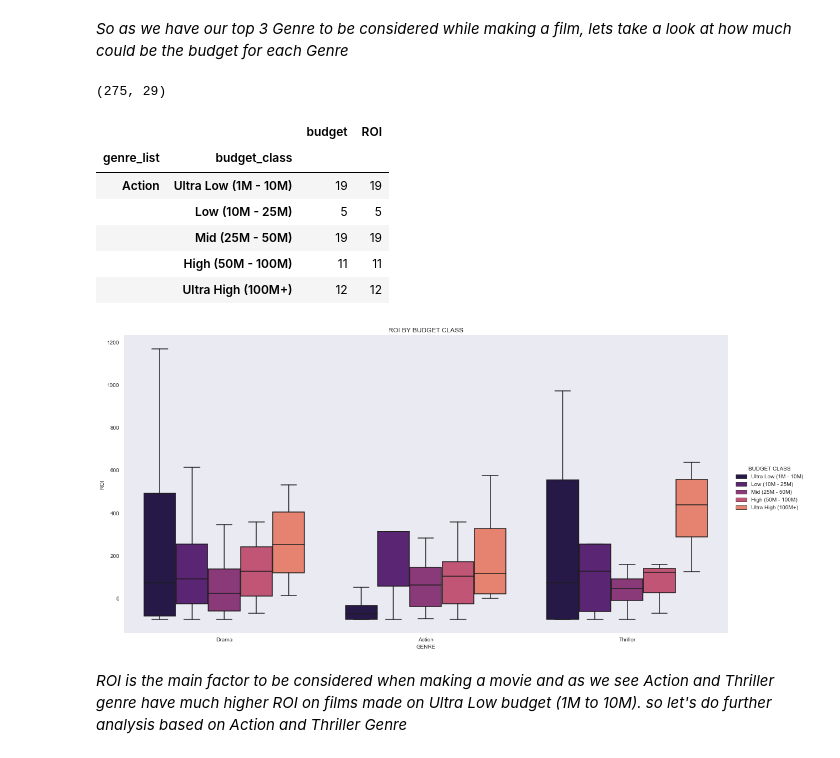
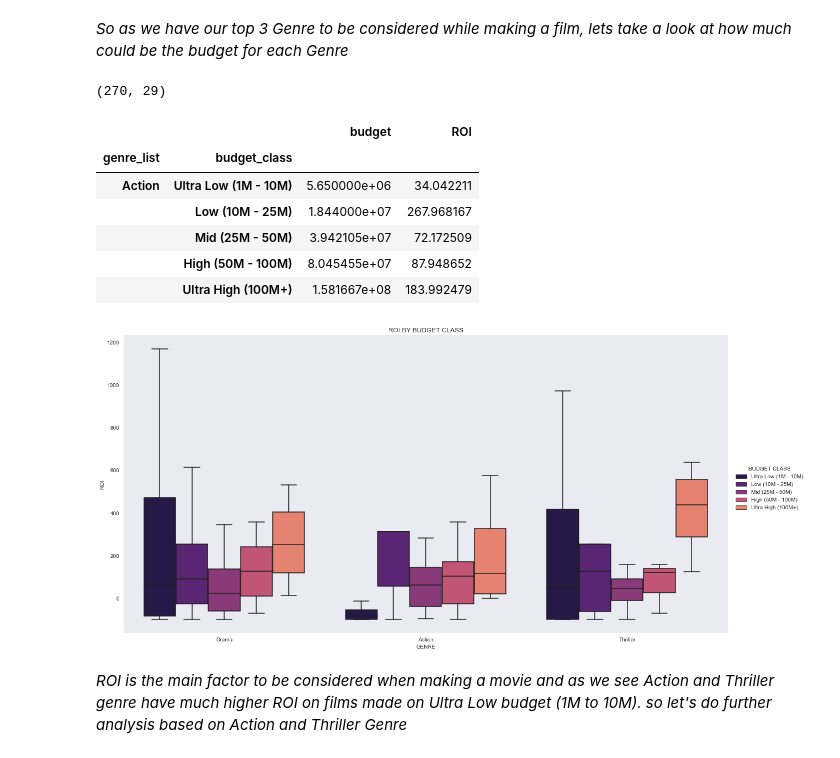
Before and after one commit to avithekkc/P1-moive-data-analysis, a Jupyter notebook: data-visualization.ipynb, the cells around one changed output. Saved outputs shown, nothing was run; the diff lists cells and outputs as text; code cells hidden in the pictures.

```diff
--- a/data-visualization.ipynb
+++ b/data-visualization.ipynb
@@ -114,6 +114,6 @@ for i,g in enumerate(all_genres):
 # remove all data where ROI is within 2 standard daviation from the mean
 
 df['ROI_zscore'] = zscore(df['ROI'])
-df = df[df['ROI_zscore'] <= 2]
+df = df[df['ROI_zscore'] <= 1]
 df.shape
 # %% [output]
@@ -215,9 +206,9 @@ top_genres = ['Thriller', 'Action', 'Drama']
 df = df[((df['Thriller'] == 1) | (df['Action'] == 1) | (df['Drama'] == 1))]
 df.shape
 # %% [output]
-(275, 29)
+(270, 29)
 # %%
-df_budget = df[['genre_list','budget','ROI']].copy()
+df_budget = df[['genre_list','budget','ROI','director']].copy()
 # %%
 df_budget['budget_class'] = pd.cut(
        df_budget['budget'],
@@ -231,33 +222,34 @@ df_budget = df_budget.explode('genre_list')
 df_budget_bool = df_budget.genre_list.isin(top_genres)
 df_budget = df_budget[df_budget_bool]
 # %%
-df_budget.groupby(['genre_list', 'budget_class']).count().head()
+df_budget_roi = df_budget.copy()
+df_budget_roi.groupby(['genre_list', 'budget_class']).mean().head()
 # %% [output]
 |  |  | budget | ROI |
 | genre_list | budget_class |  |  |
-| Action | Ultra Low (1M - 10M) | 19 | 19 |
-|  | Low (10M - 25M) | 5 | 5 |
-|  | Mid (25M - 50M) | 19 | 19 |
-|  | High (50M - 100M) | 11 | 11 |
-|  | Ultra High (100M+) | 12 | 12 |
+| Action | Ultra Low (1M - 10M) | 5.650000e+06 | 34.042211 |
+|  | Low (10M - 25M) | 1.844000e+07 | 267.968167 |
+|  | Mid (25M - 50M) | 3.942105e+07 | 72.172509 |
+|  | High (50M - 100M) | 8.045455e+07 | 87.948652 |
+|  | Ultra High (100M+) | 1.581667e+08 | 183.992479 |
 # %%
 ax = sns.catplot(x="genre_list",
             y="ROI",
             hue="budget_class",
             hue_order=['Ultra Low (1M - 10M)', 'Low (10M - 25M)', 'Mid (25M - 50M)', 'High (50M - 100M)', 'Ultra High (100M+)'],
             kind="box",
             height = 8,
             aspect = 2,
             showfliers = False,
-            data=df_budget)
+            data=df_budget_roi)
 
 ax._legend.set_title('BUDGET CLASS')
 
 plt.title('ROI BY BUDGET CLASS')
 plt.xlabel('GENRE');
 #ax.savefig('images/roi_budget_class.jpg')
 # %% [output]
-[figure, old version]
+[figure, new version]
 # %% [markdown]
 _ROI is the main factor to be considered when making a movie and as we see Action and Thriller genre have much higher ROI on films made on Ultra Low budget (1M to 10M). so let's do further analysis based on Action and Thriller Genre_
 # %% [markdown]
```
Also changed, not shown: parts of 8 cells of this notebook, 3 other files.
